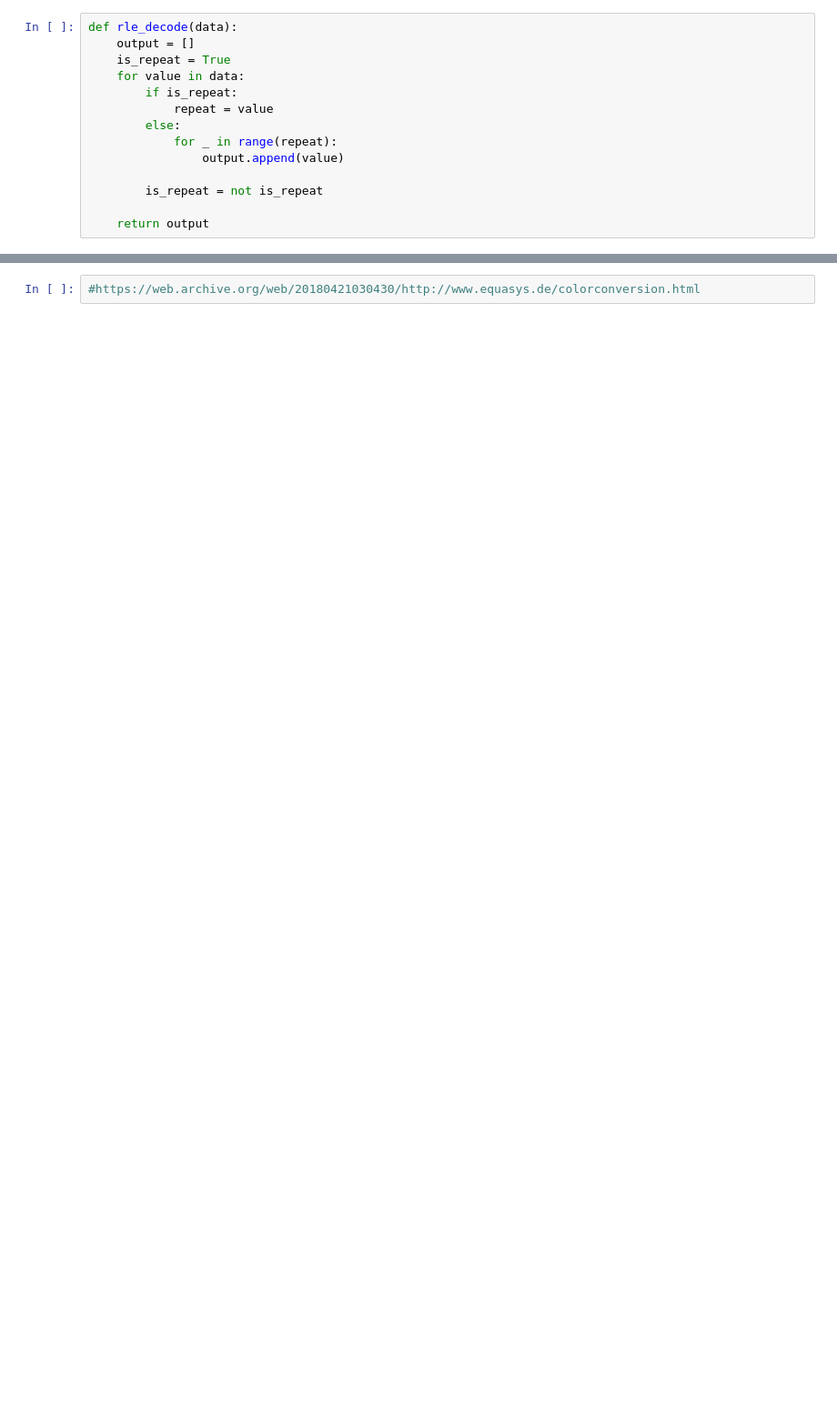
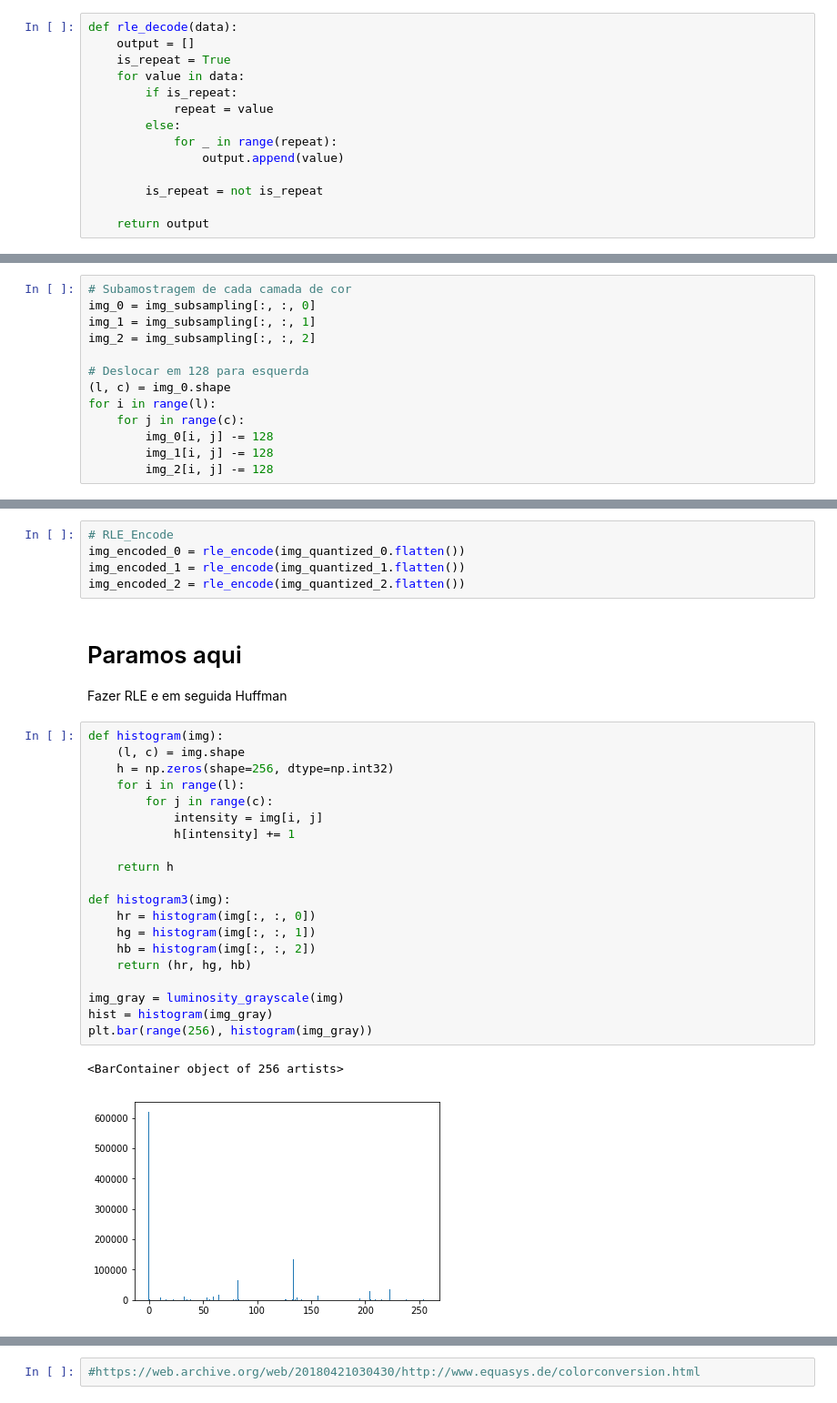
Before and after one commit to Cividati/compressor-jpg, a Jupyter notebook: Projeto.ipynb, the cells around one changed output, grey strips where cells are left out. Shown: that part at 91% size. Cells and saved outputs as stored; diff of their text form; blank space fills up the shorter version.

```diff
--- a/Projeto.ipynb
+++ b/Projeto.ipynb
@@ -388,0 +270,13 @@ plt.imshow(finally_jpeg_image, cmap='gray')
+# %%
+# Subamostragem de cada camada de cor
+img_0 = img_subsampling[:, :, 0]
+img_1 = img_subsampling[:, :, 1]
+img_2 = img_subsampling[:, :, 2]
+
+# Deslocar em 128 para esquerda
+(l, c) = img_0.shape
+for i in range(l):
+    for j in range(c):
+        img_0[i, j] -= 128
+        img_1[i, j] -= 128
+        img_2[i, j] -= 128
@@ -388,0 +297,32 @@ plt.imshow(finally_jpeg_image, cmap='gray')
+# %%
+# RLE_Encode
+img_encoded_0 = rle_encode(img_quantized_0.flatten())
+img_encoded_1 = rle_encode(img_quantized_1.flatten())
+img_encoded_2 = rle_encode(img_quantized_2.flatten())
+# %% [markdown]
+# Paramos aqui
+
+Fazer RLE e em seguida Huffman
+# %%
+def histogram(img):
+    (l, c) = img.shape
+    h = np.zeros(shape=256, dtype=np.int32)
+    for i in range(l):
+        for j in range(c):
+            intensity = img[i, j]
+            h[intensity] += 1
+
+    return h
+
+def histogram3(img):
+    hr = histogram(img[:, :, 0])
+    hg = histogram(img[:, :, 1])
+    hb = histogram(img[:, :, 2])
+    return (hr, hg, hb)
+
+img_gray = luminosity_grayscale(img)
+hist = histogram(img_gray)
+plt.bar(range(256), histogram(img_gray))
+# %% [output]
+<BarContainer object of 256 artists>
+[figure, added]
```
Also changed, not shown: parts of 41 cells of this notebook, 1 other file.
